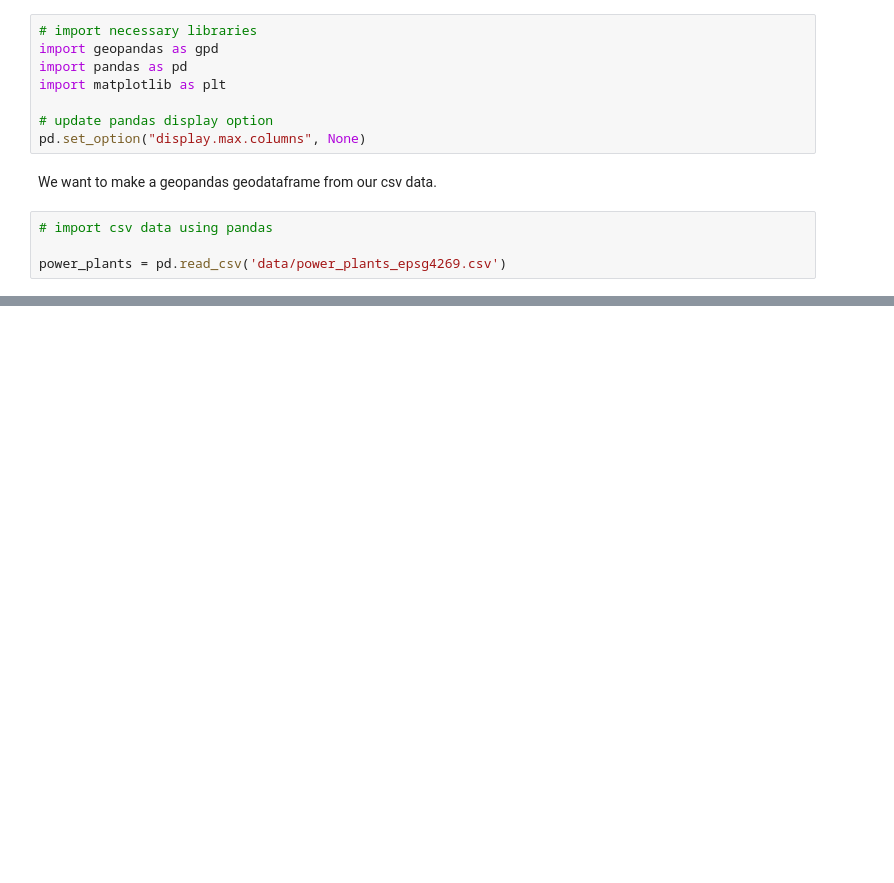
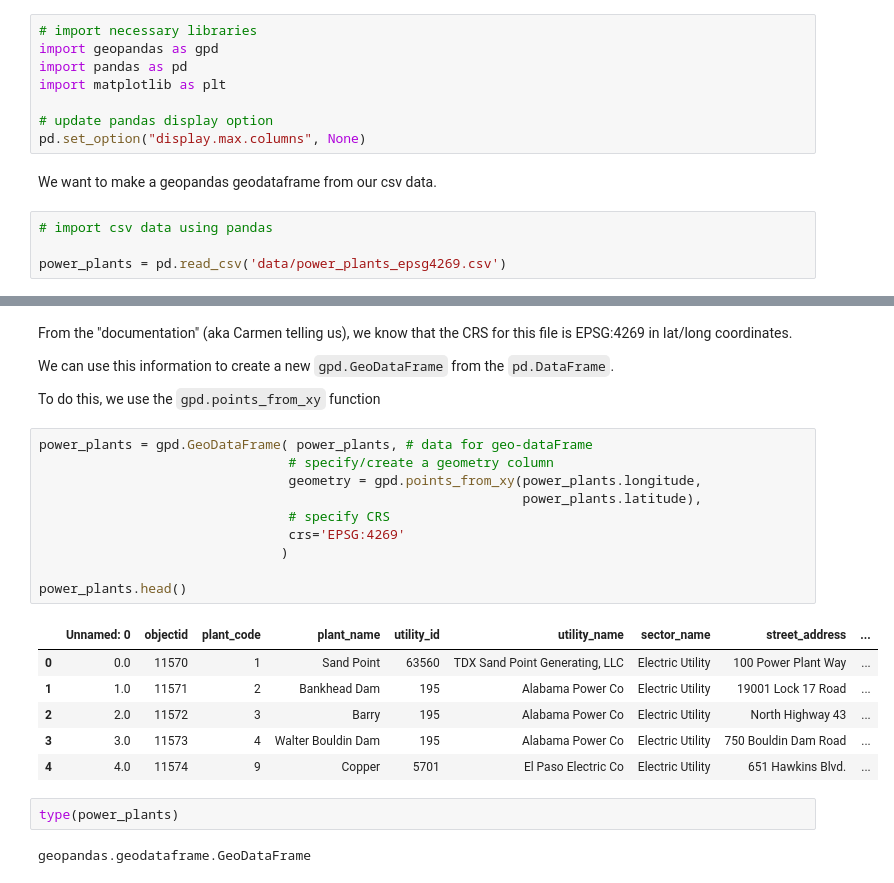
Before and after one commit to a-ramji/eds220-week5, a Jupyter notebook: lesson-13-crs.ipynb, the cells around one changed output, grey strips where cells are left out. Saved outputs shown, nothing was run; the diff lists cells and outputs as text; blank space fills up the shorter version.

```diff
--- a/lesson-13-crs.ipynb
+++ b/lesson-13-crs.ipynb
@@ -29,0 +39,28 @@ power_plants = pd.read_csv('data/power_plants_epsg4269.csv')
+# %% [markdown]
+From the "documentation" (aka Carmen telling us), we know that the CRS for this file is EPSG:4269 in lat/long coordinates.
+
+
+We can use this information to create a new `gpd.GeoDataFrame` from the `pd.DataFrame`.
+
+To do this, we use the `gpd.points_from_xy` function
+# %%
+power_plants = gpd.GeoDataFrame( power_plants, # data for geo-dataFrame
+                                # specify/create a geometry column
+                                geometry = gpd.points_from_xy(power_plants.longitude,
+                                                              power_plants.latitude),
+                                # specify CRS
+                                crs='EPSG:4269'
+                               )
+
+power_plants.head()
+# %% [output]
+|  | Unnamed: 0 | objectid | plant_code | plant_name | utility_id | utility_name | sector_name | street_address | ... |
+| 0 | 0.0 | 11570 | 1 | Sand Point | 63560 | TDX Sand Point Generating, LLC | Electric Utility | 100 Power Plant Way | ... |
+| 1 | 1.0 | 11571 | 2 | Bankhead Dam | 195 | Alabama Power Co | Electric Utility | 19001 Lock 17 Road | ... |
+| 2 | 2.0 | 11572 | 3 | Barry | 195 | Alabama Power Co | Electric Utility | North Highway 43 | ... |
+| 3 | 3.0 | 11573 | 4 | Walter Bouldin Dam | 195 | Alabama Power Co | Electric Utility | 750 Bouldin Dam Road | ... |
+| 4 | 4.0 | 11574 | 9 | Copper | 5701 | El Paso Electric Co | Electric Utility | 651 Hawkins Blvd. | ... |
+# %%
+type(power_plants)
+# %% [output]
+geopandas.geodataframe.GeoDataFrame
```
Also changed, not shown: parts of 14 cells of this notebook.
